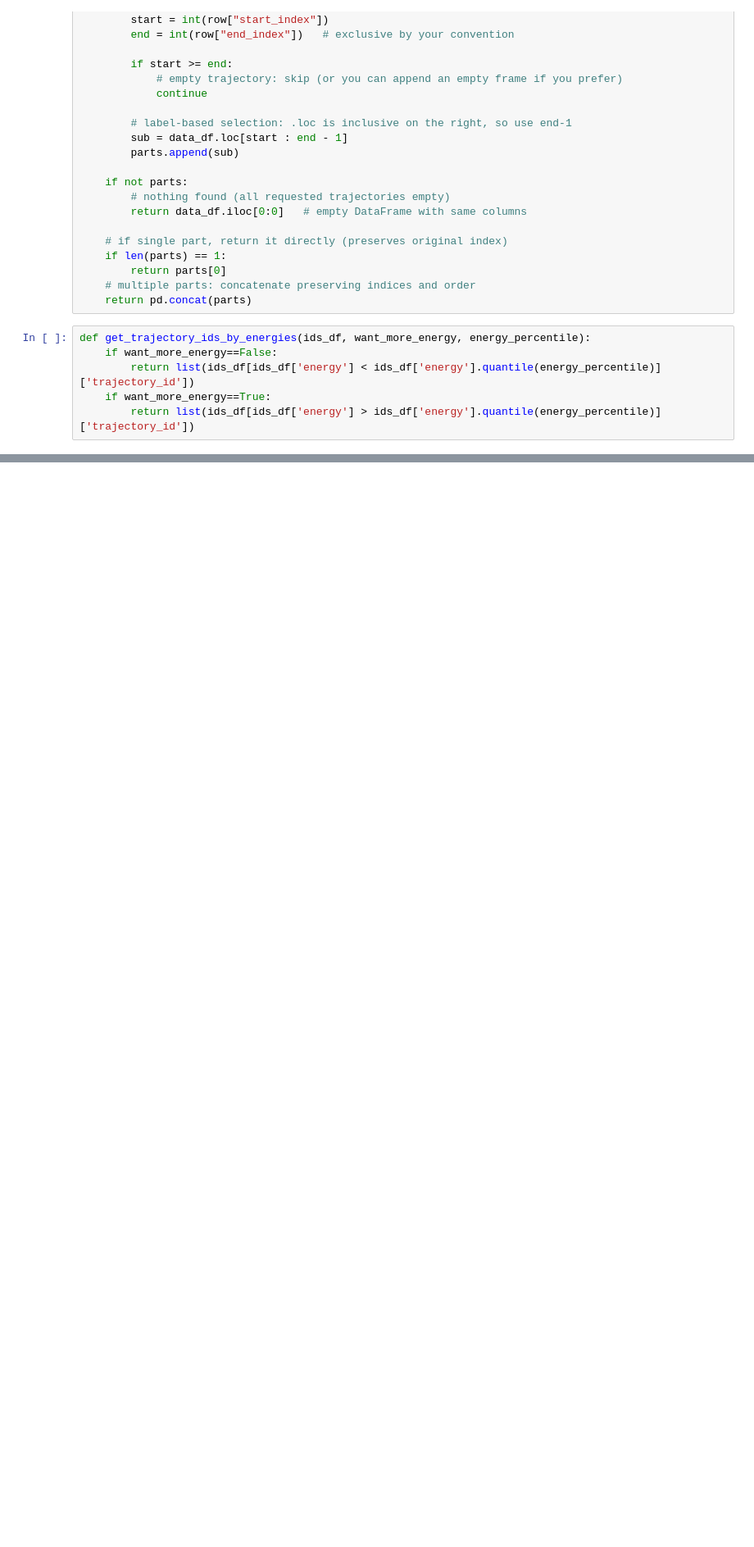
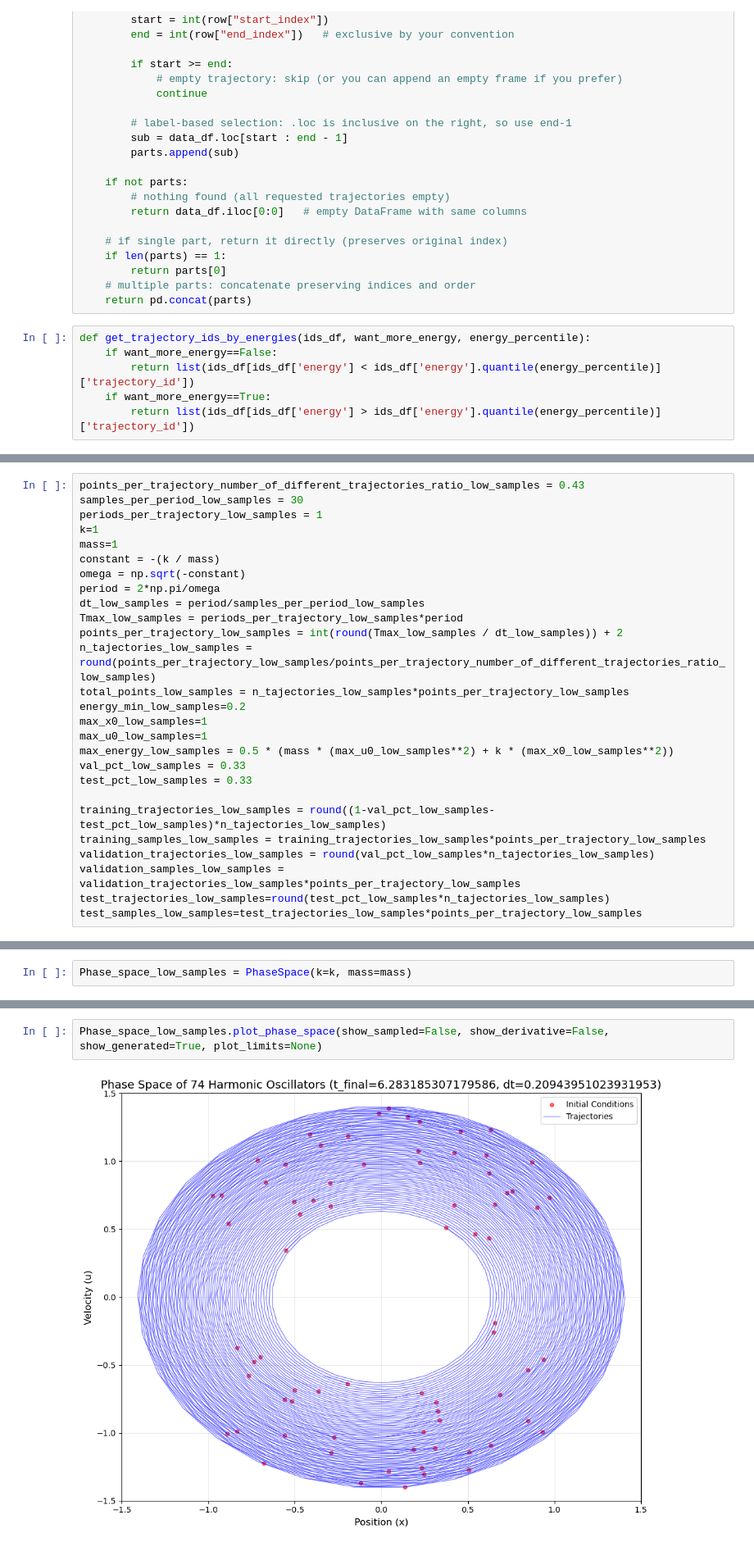
Before and after one commit to thomasGR9/Hamilton_Jacobi_NN, a Jupyter notebook: data_generator_and_sorting.ipynb, the cells around one changed output, grey strips where cells are left out. Shown at 82% size. Saved outputs shown, nothing was run; the diff lists cells and outputs as text; blank space fills up the shorter version.

```diff
--- a/data_generator_and_sorting.ipynb
+++ b/data_generator_and_sorting.ipynb
@@ -864,0 +917,27 @@ print(train_df_reloaded.head())
+# %%
+points_per_trajectory_number_of_different_trajectories_ratio_low_samples = 0.43
+samples_per_period_low_samples = 30
+periods_per_trajectory_low_samples = 1
+k=1
+mass=1
+constant = -(k / mass)
+omega = np.sqrt(-constant)
+period = 2*np.pi/omega
+dt_low_samples = period/samples_per_period_low_samples
+Tmax_low_samples = periods_per_trajectory_low_samples*period
+points_per_trajectory_low_samples = int(round(Tmax_low_samples / dt_low_samples)) + 2
+n_tajectories_low_samples = round(points_per_trajectory_low_samples/points_per_trajectory_number_of_different_trajectories_ratio_low_samples)
+total_points_low_samples = n_tajectories_low_samples*points_per_trajectory_low_samples
+energy_min_low_samples=0.2
+max_x0_low_samples=1
+max_u0_low_samples=1
+max_energy_low_samples = 0.5 * (mass * (max_u0_low_samples**2) + k * (max_x0_low_samples**2))
+val_pct_low_samples = 0.33
+test_pct_low_samples = 0.33
+
+training_trajectories_low_samples = round((1-val_pct_low_samples-test_pct_low_samples)*n_tajectories_low_samples)
+training_samples_low_samples = training_trajectories_low_samples*points_per_trajectory_low_samples
+validation_trajectories_low_samples = round(val_pct_low_samples*n_tajectories_low_samples)
+validation_samples_low_samples = validation_trajectories_low_samples*points_per_trajectory_low_samples
+test_trajectories_low_samples=round(test_pct_low_samples*n_tajectories_low_samples)
+test_samples_low_samples=test_trajectories_low_samples*points_per_trajectory_low_samples
@@ -864,0 +958,2 @@ print(train_df_reloaded.head())
+# %%
+Phase_space_low_samples = PhaseSpace(k=k, mass=mass)
@@ -864,0 +978,4 @@ print(train_df_reloaded.head())
+# %%
+Phase_space_low_samples.plot_phase_space(show_sampled=False, show_derivative=False, show_generated=True, plot_limits=None)
+# %% [output]
+[figure, added]
```
Also changed, not shown: parts of 34 cells of this notebook.
